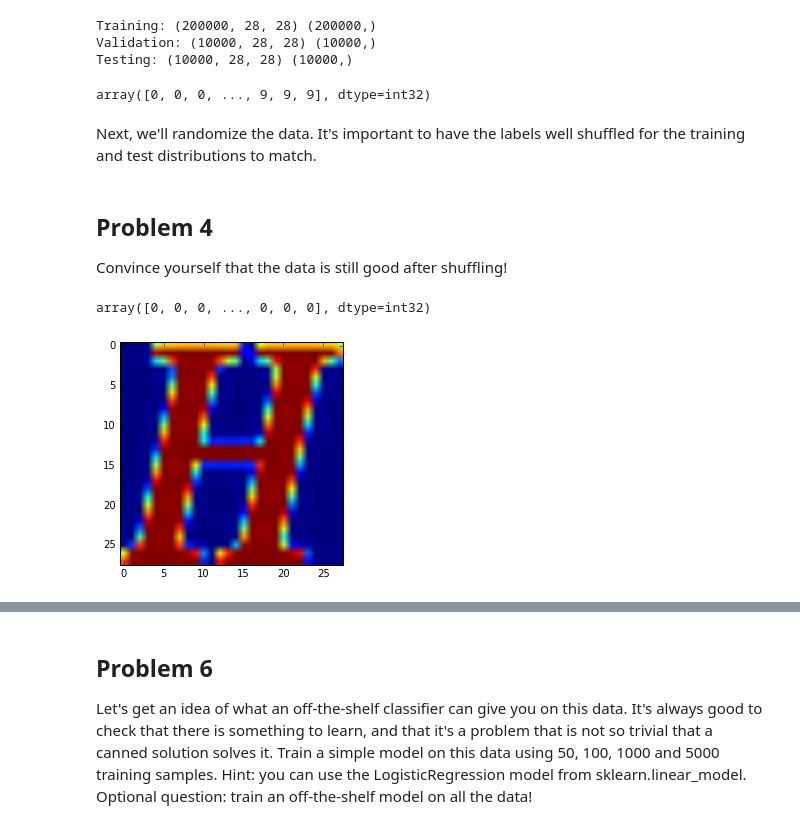
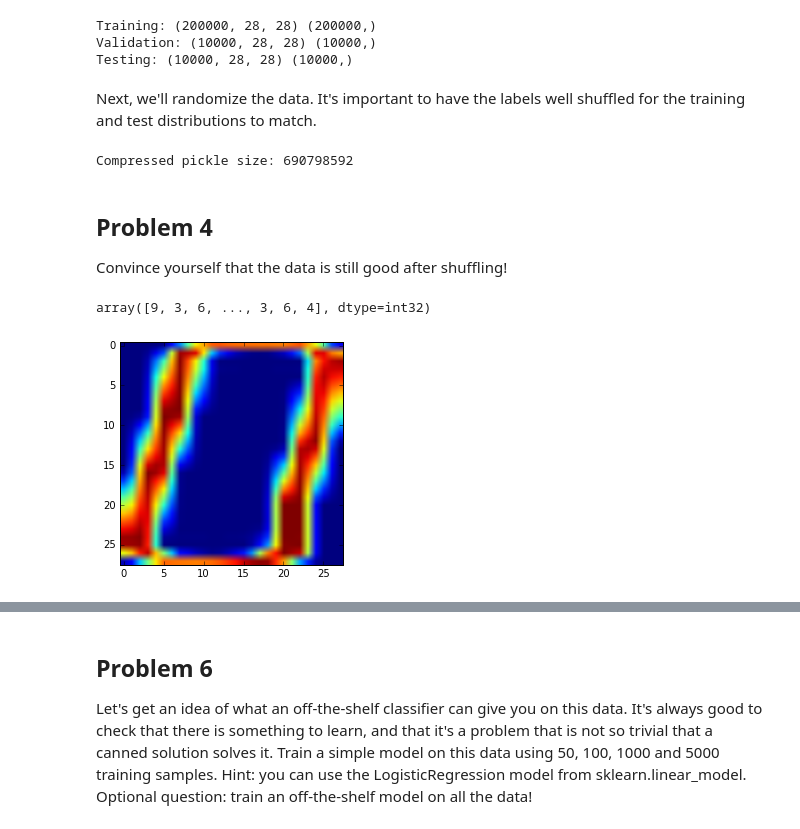
Before and after one commit to Mayweiwang/TensorFlowProj, a Jupyter notebook: proj1/DL Proj 1.ipynb, the cells around one changed output, grey strips where cells are left out. Drawn from its saved outputs; the diff is of its cells as text; code cells hidden in the pictures.

```diff
--- a/proj1/DL Proj 1.ipynb
+++ b/proj1/DL Proj 1.ipynb
@@ -210,8 +230,8 @@ Standard deviation: 0.448014
 Let's verify that the data still looks good. Displaying a sample of the labels and images from the ndarray. Hint: you can use matplotlib.pyplot.
 # %%
 # load one pickle and check what we can find
-obj2 = pickle.load(open('notMNIST_large/B.pickle', 'r'))
+obj2 = pickle.load(open('notMNIST_large/C.pickle', 'r'))
+print('The shape of each pickle file is :', obj2.shape)
 sampleBimage = obj2[1111]
-sampleBimage.shape
 plt.imshow(sampleBimage)
 # %% [output]
@@ -221,3 +242,17 @@ plt.imshow(sampleBimage)
 ## Problem 3
 Another check: we expect the data to be balanced across classes. Verify that.
 __________________________________________________________________
+# %%
+a = np.zeros(10)
+
+for label, picklename in enumerate(train_picklenames):
+    obj2 = pickle.load(open(picklename, 'r'))
+    print('The num of images in %s is : %d' % (picklename, obj2.shape[0]) )
+    a[label]=obj2.shape[0]
+
+print('The std of the num of images is ', np.std(a),'.')
+
+for label, picklename in enumerate(test_picklenames):
+    obj2 = pickle.load(open(picklename, 'r'))
+    print('The num of images in %s is : %d' % (picklename, obj2.shape[0]) )
+    a[label]=obj2.shape[0]
@@ -250,7 +303,7 @@ def merge_datasets(pickle_files, train_size, valid_size):
     end_v, end_t = vsize_per_class, tsize_per_class
     end_l = vsize_per_class + tsize_per_class
 
-    for label, pickle_file in enumerate(train_datasets):
+    for label, pickle_file in enumerate(pickle_files):
         try:
             with open(pickle_file,'rb') as f:
                 letter_set = pickle.load(f)
@@ -278,20 +331,16 @@ train_size = 200000
 valid_size = 10000
 test_size = 10000
 
-valid_dataset, valid_labels, train_dataset, train_labels = merge_datasets(train_datasets, train_size, valid_size)
-_, _, test_dataset, test_labels = merge_datasets(test_datasets, test_size, False)
+v_set, v_labels, tr_set, tr_labels = merge_datasets(train_picklenames, train_size, valid_size)
+_, _, te_set, te_labels = merge_datasets(test_picklenames, test_size, False)
 
-print('Training:', train_dataset.shape, train_labels.shape)
-print('Validation:', valid_dataset.shape, valid_labels.shape)
-print('Testing:', test_dataset.shape, test_labels.shape)
+print('Training:', tr_set.shape, tr_labels.shape)
+print('Validation:', v_set.shape, v_labels.shape)
+print('Testing:', te_set.shape, te_labels.shape)
 # %% [output]
 Training: (200000, 28, 28) (200000,)
 Validation: (10000, 28, 28) (10000,)
 Testing: (10000, 28, 28) (10000,)
-# %%
-train_labels
-# %% [output]
-array([0, 0, 0, ..., 9, 9, 9], dtype=int32)
 # %% [markdown]
 Next, we'll randomize the data. It's important to have the labels well shuffled for the training and test distributions to match.
 # %%
@@ -302,15 +351,39 @@ def randomize(dataset,labels):
     shuffled_labels = labels[permutation]
     return shuffled_dataset, shuffled_labels
 
-train_dataset, train_labels = randomize(train_dataset, train_labels)
-test_dataset, test_labels = randomize(test_dataset, test_labels)
-valid_dataset, valid_labels = randomize(valid_dataset, valid_labels)
+train_dataset, train_labels = randomize(tr_set, tr_labels)
+test_dataset, test_labels = randomize(te_set, te_labels)
+valid_dataset, valid_labels = randomize(v_set, v_labels)
+# %%
+# Finally, let's save the originaldata for later reuse:
+pickle_file = 'notMNIST_original.pickle'
+
+try:
+    f = open(pickle_file,'wb')
+    save = {
+        'train_dataset': train_dataset,
+        'train_labels': train_labels,
+        'valid_dataset': valid_dataset,
+        'valid_labels': valid_labels,
+        'test_dataset': test_dataset,
+        'test_labels': test_labels,
+    }
+    pickle.dump(save, f, pickle.HIGHEST_PROTOCOL)
+    del save  # hint to help gc free up memory
+except Exception as e:
+    print('Unable to save data to', pickle_file, ":", e)
+    raise
+
+statinfo = os.stat(pickle_file)
+print('Compressed pickle size:', statinfo.st_size)
+# %% [output]
+Compressed pickle size: 690798592
 # %% [markdown]
 ## Problem 4
 Convince yourself that the data is still good after shuffling!
 # %%
-plt.imshow(train_dataset[39,:,:])
+plt.imshow(train_dataset[38,:,:])
 train_labels
 # %% [output]
-array([0, 0, 0, ..., 0, 0, 0], dtype=int32)
+array([9, 3, 6, ..., 3, 6, 4], dtype=int32)
-[figure, old version]
+[figure, new version]
```
Also changed, not shown: parts of 17 cells of this notebook, 4 other files.
